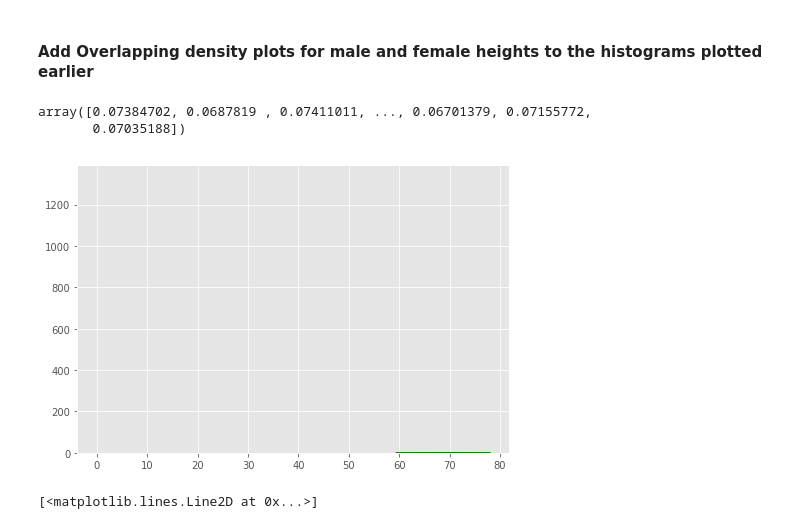
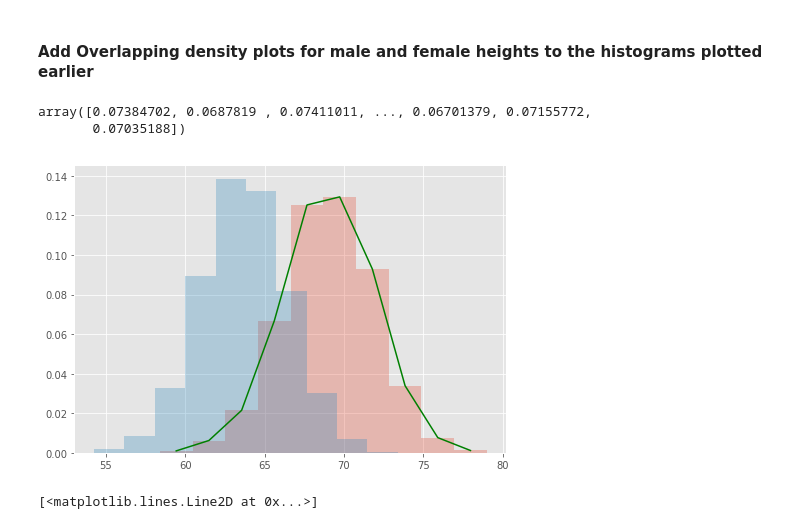
Before and after one commit to Gittekken/dsc-1-09-11-the-probability-density-function-lab-nyc-ds-career-012819, a Jupyter notebook: index.ipynb, the cells around one changed output. Drawn from its saved outputs; the diff is of its cells as text; code cells hidden in the pictures.

```diff
--- a/index.ipynb
+++ b/index.ipynb
@@ -102,18 +102,18 @@ plt.legend()
 # %%
 # You code here
 fig = plt.figure()
 ax_1 = fig.add_axes([0,0,1,1])
 male_n, male_bins = density(Male_height)
 female_n, female_bins = density(Female_height)
-ax_1.hist(Male_height, bins = 10, alpha = 0.3)
+ax_1.hist(Male_height, normed = True, bins = 10, alpha = 0.3)
 ax_1.hist(Female_height, normed = True, bins = 10, alpha = 0.3)
 ax_1.plot(male_bins, male_n, color = 'green')
 #plt.plot(female_bins, female_n)
 Male_height/1000
 # %% [output]
 array([0.07384702, 0.0687819 , 0.07411011, ..., 0.06701379, 0.07155772,
        0.07035188])
-[figure, old version]
+[figure, new version]
 # %%
 # %% [output]
 [<matplotlib.lines.Line2D at 0x...>]
```
